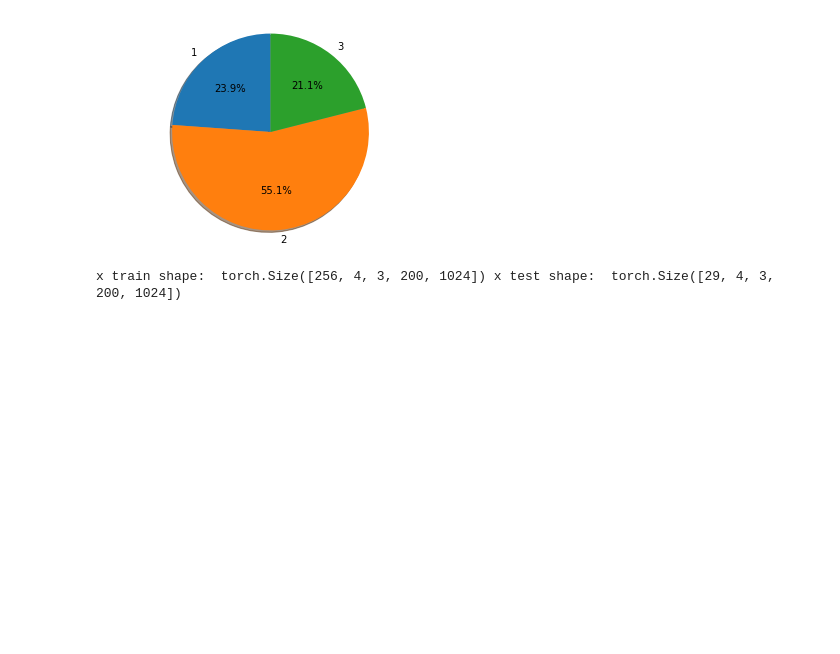
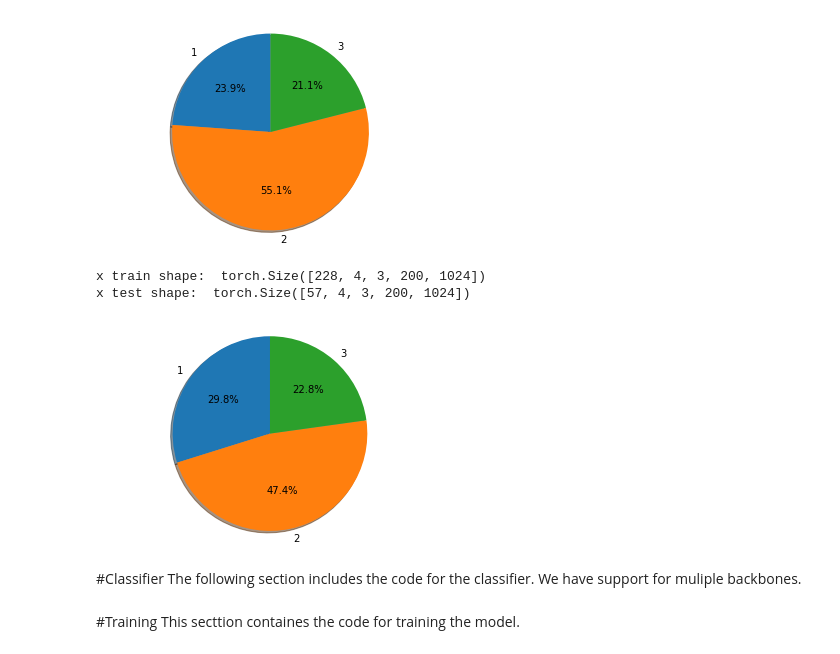
Before and after one commit to johnzl-777/MFAC, a Jupyter notebook: Classifier/pytorch_fish_classifier.ipynb, the cells around one changed output. Drawn from its saved outputs; the diff is of its cells as text; code cells hidden in the pictures; blank space fills up the shorter version.

```diff
--- a/Classifier/pytorch_fish_classifier.ipynb
+++ b/Classifier/pytorch_fish_classifier.ipynb
@@ -83,22 +98,51 @@ plt.show()
 # %% [output]
 [figure]
 # %%
+# We creatte tensors from the numpy arrays
 tensor_x = torch.Tensor(x)
 tensor_y = torch.Tensor(y).long()
 
+#initially the data is in the form (Batch, 4Images, Width, Height, Channels)
+#We then  change it to (Batch, 4Images,Channels, Width, Height )
 tensor_x = torch.swapaxes(tensor_x,2,4)
 tensor_x = torch.swapaxes(tensor_x,3,4)
 
-x_train,x_test,y_train,y_test = train_test_split(tensor_x,tensor_y,test_size=0.1)
 
-print("x train shape: ", x_train.shape,"x test shape: ",x_test.shape)
+#We split the data into train and test sets
+x_train,x_test,y_train,y_test = train_test_split(tensor_x,tensor_y,test_size=0.2,random_state=1)
 
+print("x train shape: ", x_train.shape)
+print("x test shape: ",x_test.shape)
+
+#We craette the dataloader
 train_ds = TensorDataset(x_train,nn.functional.one_hot(y_train,3))
 test_ds = TensorDataset(x_test,nn.functional.one_hot(y_test,3))
-
+#We shuffle the training set and drop the last of the test set
+#This might not be necessary
 train_dl = DataLoader(train_ds,BATCHSIZE,shuffle = True)
 test_dl = DataLoader(test_ds,BATCHSIZE,drop_last = True)
-del x,y
 # %% [output]
-x train shape:  torch.Size([256, 4, 3, 200, 1024]) x test shape:  torch.Size([29, 4, 3, 200, 1024])
+x train shape:  torch.Size([228, 4, 3, 200, 1024])
+x test shape:  torch.Size([57, 4, 3, 200, 1024])
+# %%
+#The following is the distribution of the test set
+#We want this to be similar to the dataset as a whole
+import matplotlib.pyplot as plt
+
+percentages= [np.count_nonzero(y_test==0),
+              np.count_nonzero(y_test==1),
+              np.count_nonzero(y_test==2)]
+
+fig1, ax1 = plt.subplots()
+ax1.pie(percentages,labels=["1","2","3"], autopct='%1.1f%%',
+        shadow=True, startangle=90)
+ax1.axis('equal')
+
+plt.show()
+# %% [output]
+[figure, added]
+# %% [markdown]
+#Classifier
+The following section includes the code for the classifier.
+We have support for muliple backbones.
 # %%
@@ -213,6 +273,9 @@ def freeze_layers(model,layers = 5):
      for i,param in enumerate(model.backbone.parameters()):
       if i < layers:
         param.requires_grad = False
+# %% [markdown]
+#Training
+This secttion containes the code for training the model.
 # %%
 from torch.utils.tensorboard import SummaryWriter
 from tqdm import tqdm
```
Also changed, not shown: parts of 25 cells of this notebook.
